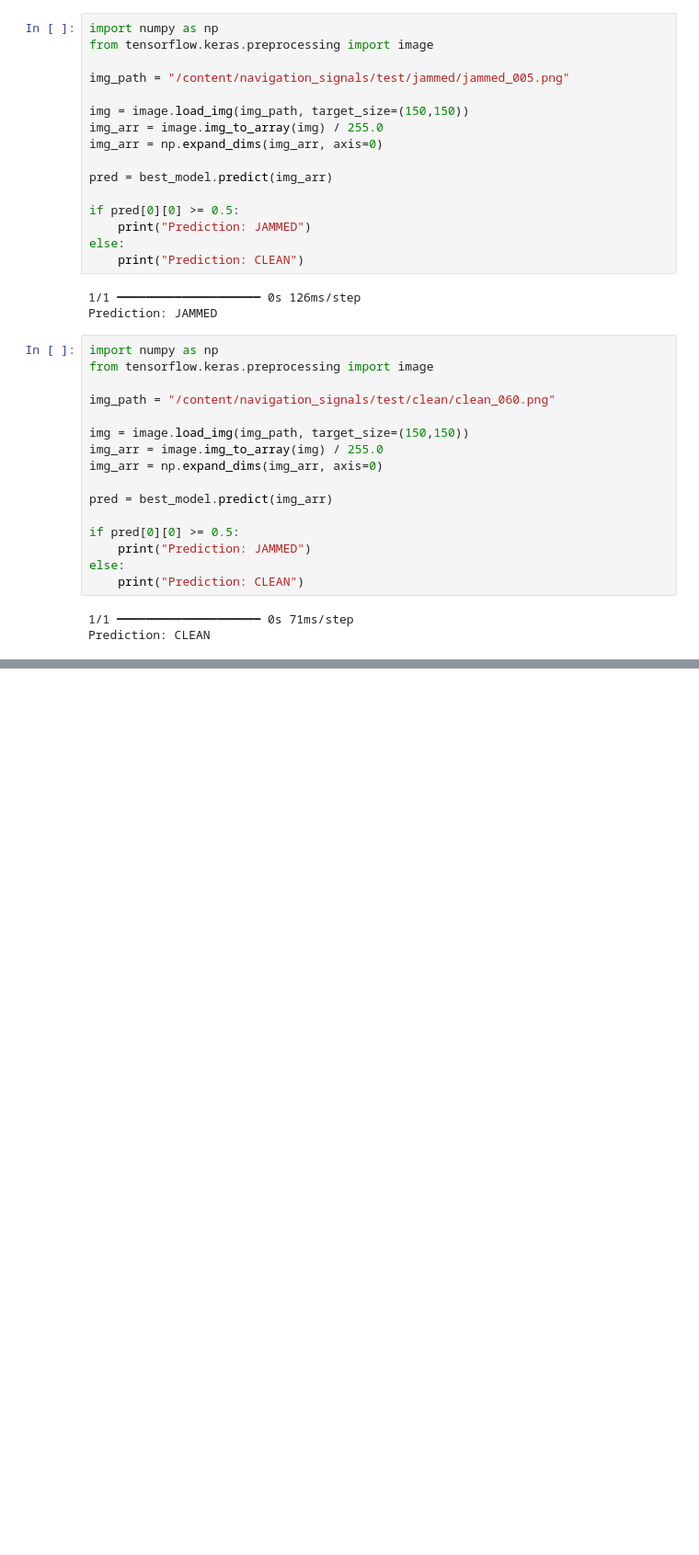
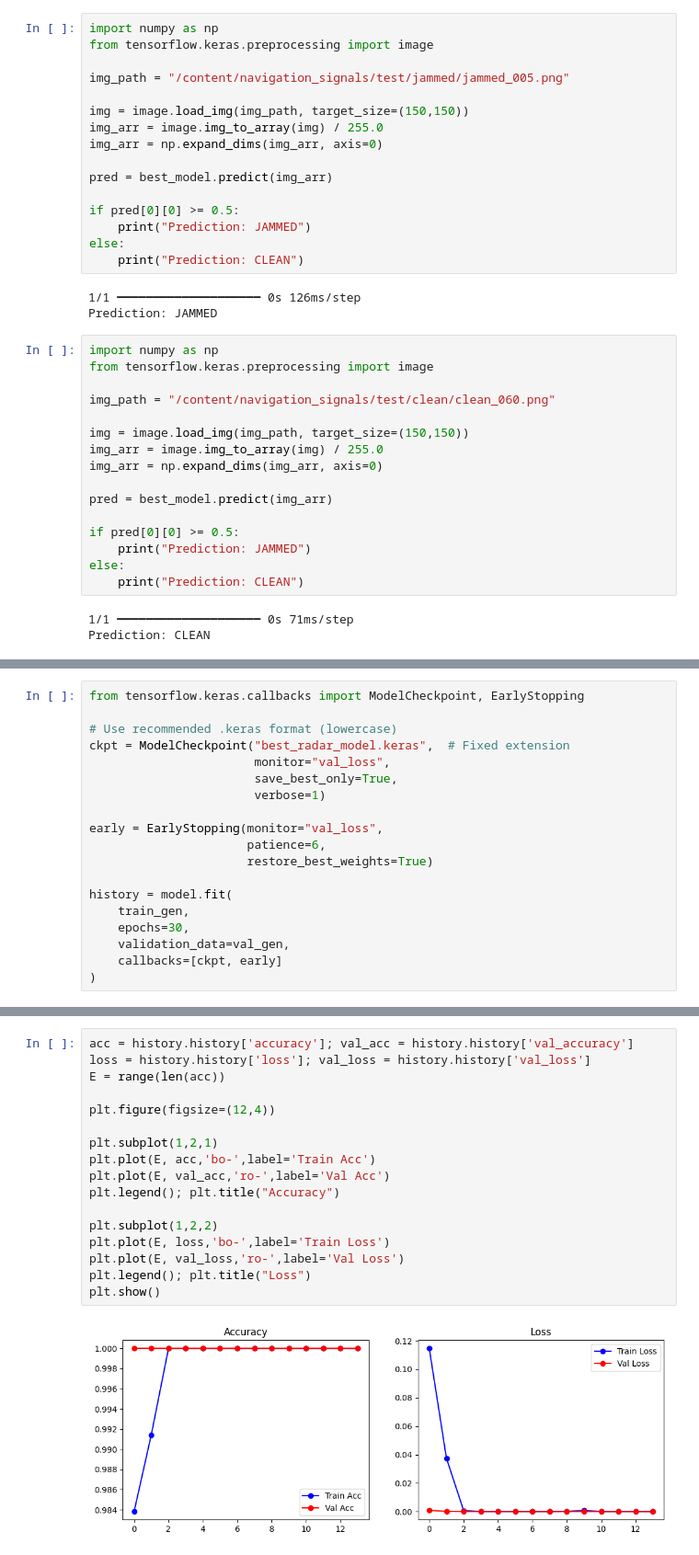
Before and after one commit to TECH-JUMAN/Linear-Regression, a Jupyter notebook: finalmodel.ipynb, the cells around one changed output, grey strips where cells are left out. Shown at 92% size. Cells and saved outputs as stored; diff of their text form; blank space fills up the shorter version.

```diff
--- a/finalmodel.ipynb
+++ b/finalmodel.ipynb
@@ -491,0 +728,19 @@ Prediction: CLEAN
+# %%
+from tensorflow.keras.callbacks import ModelCheckpoint, EarlyStopping
+
+# Use recommended .keras format (lowercase)
+ckpt = ModelCheckpoint("best_radar_model.keras",  # Fixed extension
+                       monitor="val_loss",
+                       save_best_only=True,
+                       verbose=1)
+
+early = EarlyStopping(monitor="val_loss",
+                      patience=6,
+                      restore_best_weights=True)
+
+history = model.fit(
+    train_gen,
+    epochs=30,
+    validation_data=val_gen,
+    callbacks=[ckpt, early]
+)
@@ -491,0 +765,19 @@ Prediction: CLEAN
+# %%
+acc = history.history['accuracy']; val_acc = history.history['val_accuracy']
+loss = history.history['loss']; val_loss = history.history['val_loss']
+E = range(len(acc))
+
+plt.figure(figsize=(12,4))
+
+plt.subplot(1,2,1)
+plt.plot(E, acc,'bo-',label='Train Acc')
+plt.plot(E, val_acc,'ro-',label='Val Acc')
+plt.legend(); plt.title("Accuracy")
+
+plt.subplot(1,2,2)
+plt.plot(E, loss,'bo-',label='Train Loss')
+plt.plot(E, val_loss,'ro-',label='Val Loss')
+plt.legend(); plt.title("Loss")
+plt.show()
+# %% [output]
+[figure, added]
```
Also changed, not shown: parts of 16 cells of this notebook.
